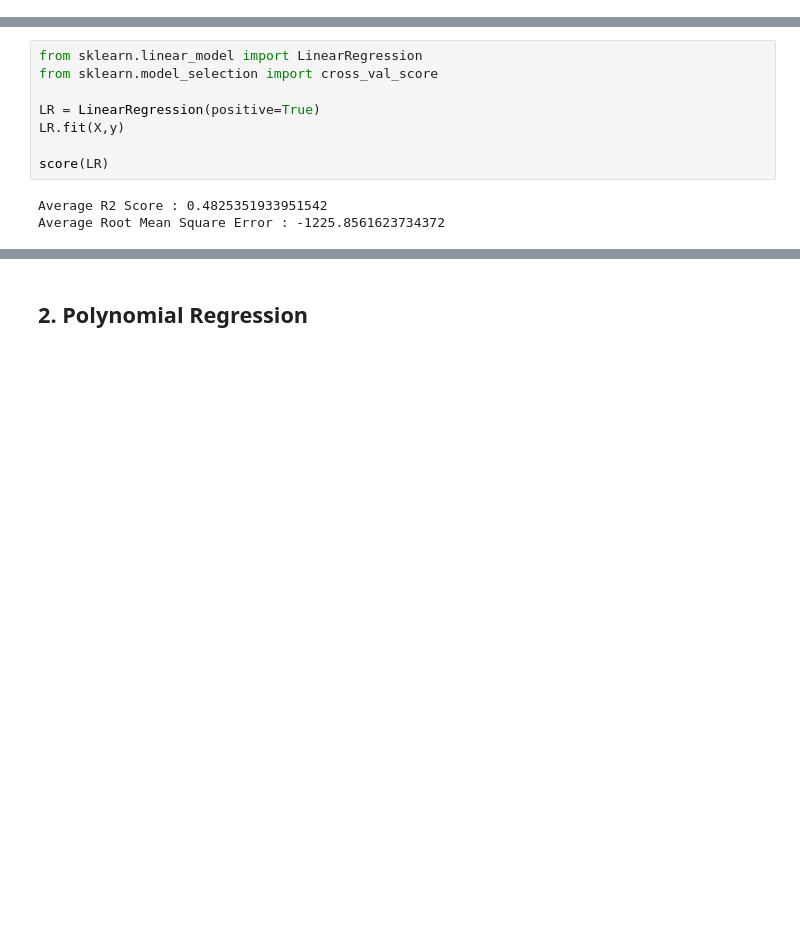
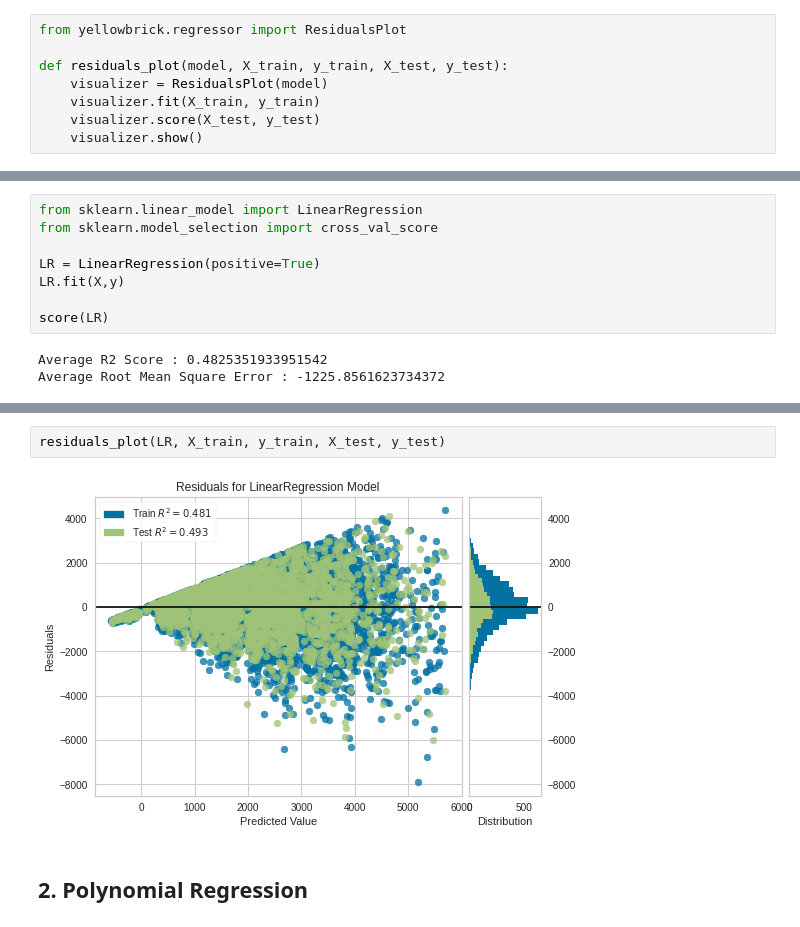
Before and after one commit to ujjwalkar0/Stores-Sales-Prediction, a Jupyter notebook: Notebook/Big Mart Prediction.ipynb, the cells around one changed output, grey strips where cells are left out. Saved outputs shown, nothing was run; the diff lists cells and outputs as text; blank space fills up the shorter version.

```diff
--- a/Notebook/Big Mart Prediction.ipynb
+++ b/Notebook/Big Mart Prediction.ipynb
@@ -704,0 +725,8 @@ def score(model, X=X, y=y):
+# %%
+from yellowbrick.regressor import ResidualsPlot
+
+def residuals_plot(model, X_train, y_train, X_test, y_test):
+    visualizer = ResidualsPlot(model)
+    visualizer.fit(X_train, y_train)
+    visualizer.score(X_test, y_test)
+    visualizer.show()
@@ -722,3 +757,7 @@ learning_curve(LR, X, y)
+# %%
+residuals_plot(LR, X_train, y_train, X_test, y_test)
+# %% [output]
+[figure, added]
 # %% [markdown]
 ## 2. Polynomial Regression
 # %%
```
Also changed, not shown: parts of 53 cells of this notebook, 1 other file.
